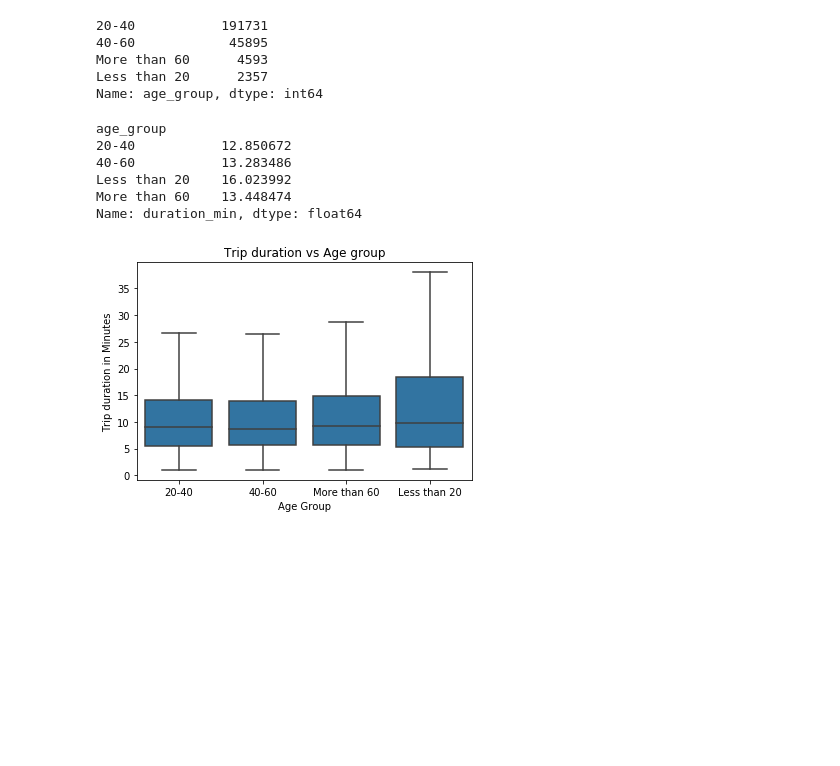
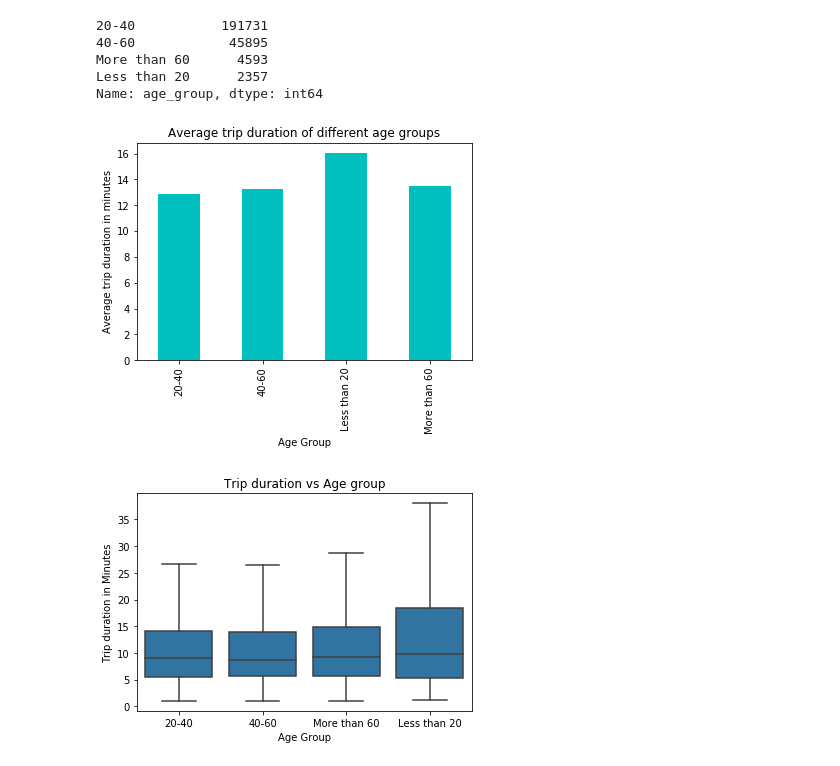
Before and after one commit to akshaybogar/FordGoBike, a Jupyter notebook: fordgobike.ipynb, the cells around one changed output. Cells and saved outputs as stored; diff of their text form; code cells hidden in the pictures; blank space fills up the shorter version.

```diff
--- a/fordgobike.ipynb
+++ b/fordgobike.ipynb
@@ -173,14 +177,13 @@ More than 60      4593
 Less than 20      2357
 Name: age_group, dtype: int64
 # %%
-age_dur = fgb_year.groupby('age_group')['duration_min']
+age_dur = fgb_year.groupby('age_group')['duration_min'].mean()
-# %% [output]
-age_group
-20-40           12.850672
-40-60           13.283486
-Less than 20    16.023992
-More than 60    13.448474
-Name: duration_min, dtype: float64
+# %%
+age_dur.plot(kind='bar',title='Average trip duration of different age groups',color='c');
+plt.xlabel('Age Group');
+plt.ylabel('Average trip duration in minutes');
+# %% [output]
+[figure, added]
 # %%
 sb.boxplot(data=fgb_year,x='age_group',y='duration_min',showfliers=False,color=sb.color_palette()[0]);
 plt.title('Trip duration vs Age group');
```
Also changed, not shown: parts of 6 cells of this notebook.
